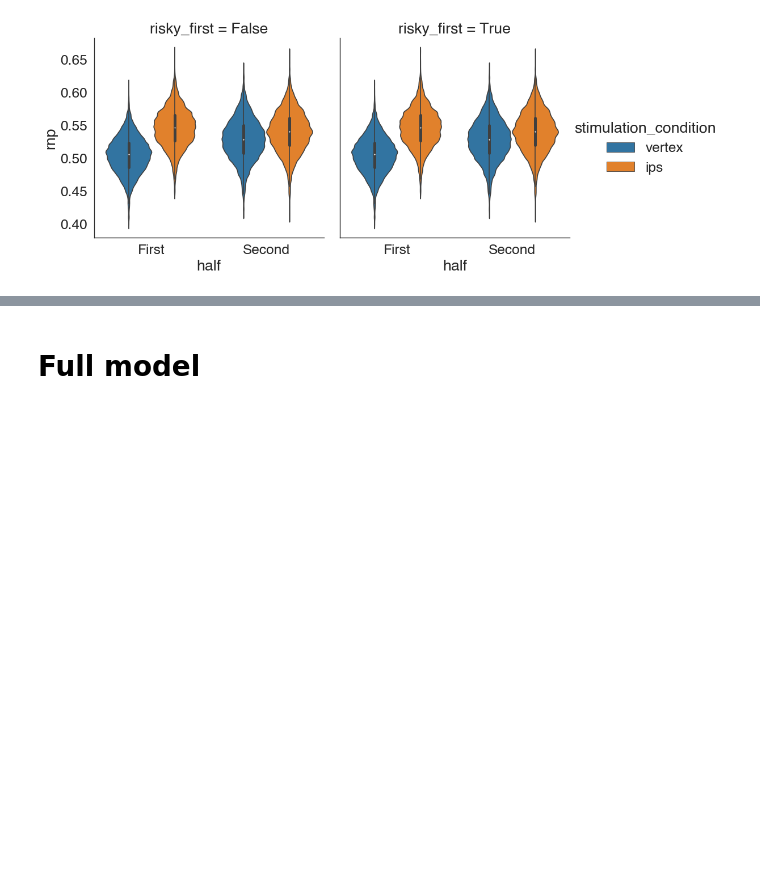
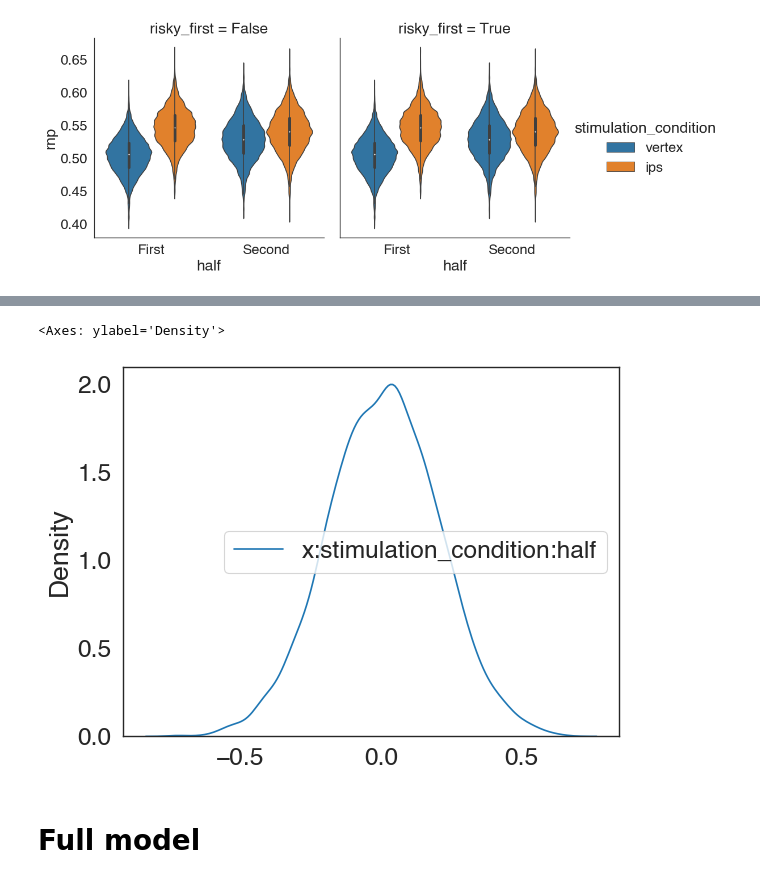
Before and after one commit to Gilles86/tms_risk, a Jupyter notebook: tms_risk/cogmodels/notebooks/analyze_probits.ipynb, the cells around one changed output, grey strips where cells are left out. Cells and saved outputs as stored; diff of their text form; code cells hidden in the pictures; blank space fills up the shorter version.

```diff
--- a/tms_risk/cogmodels/notebooks/analyze_probits.ipynb
+++ b/tms_risk/cogmodels/notebooks/analyze_probits.ipynb
@@ -411,3 +416,8 @@ sns.catplot(rnp.reset_index(), x='half', y='rnp', hue='stimulation_condition', c
+# %%
+sns.kdeplot(idata.posterior['x:stimulation_condition:half'].to_dataframe())
+# %% [output]
+<Axes: ylabel='Density'>
+[figure, added]
 # %% [markdown]
 # Full model
 # %%
```
Also changed, not shown: parts of 1 cell of this notebook.
